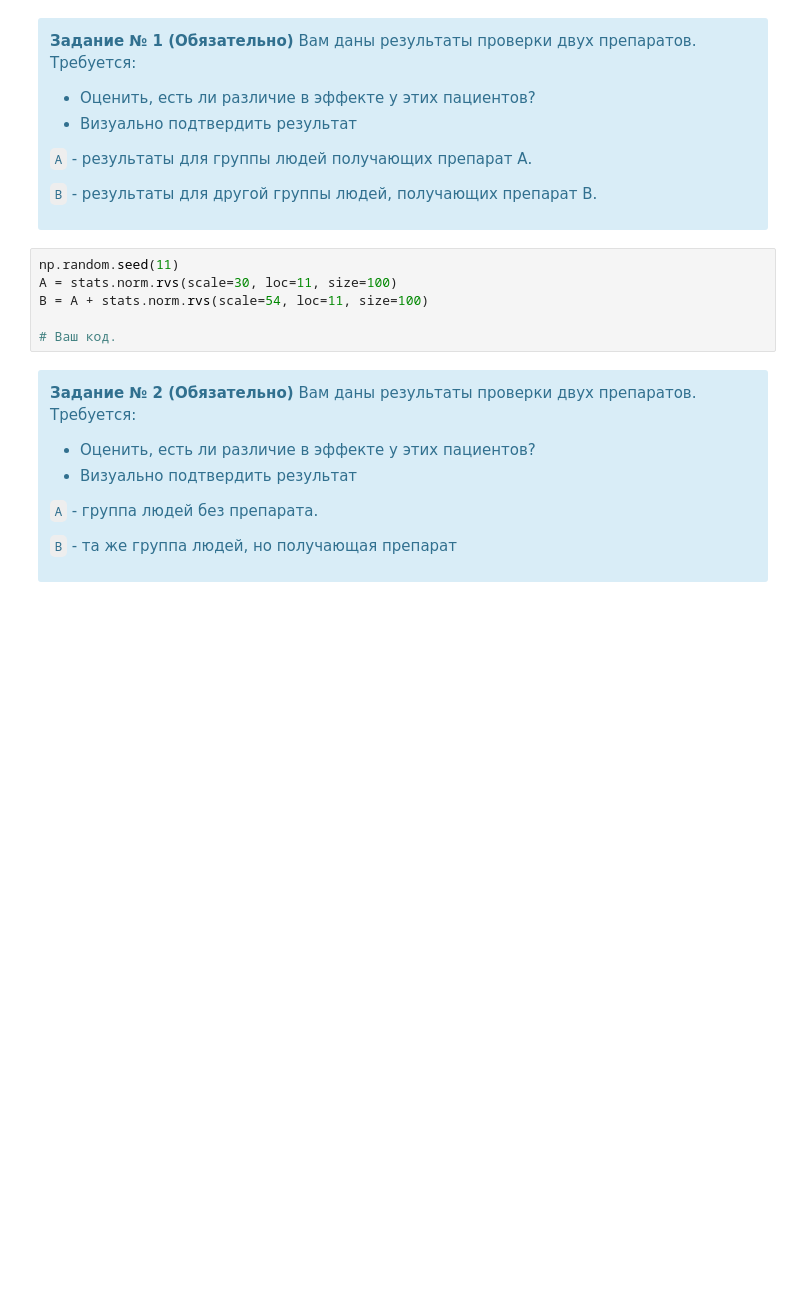
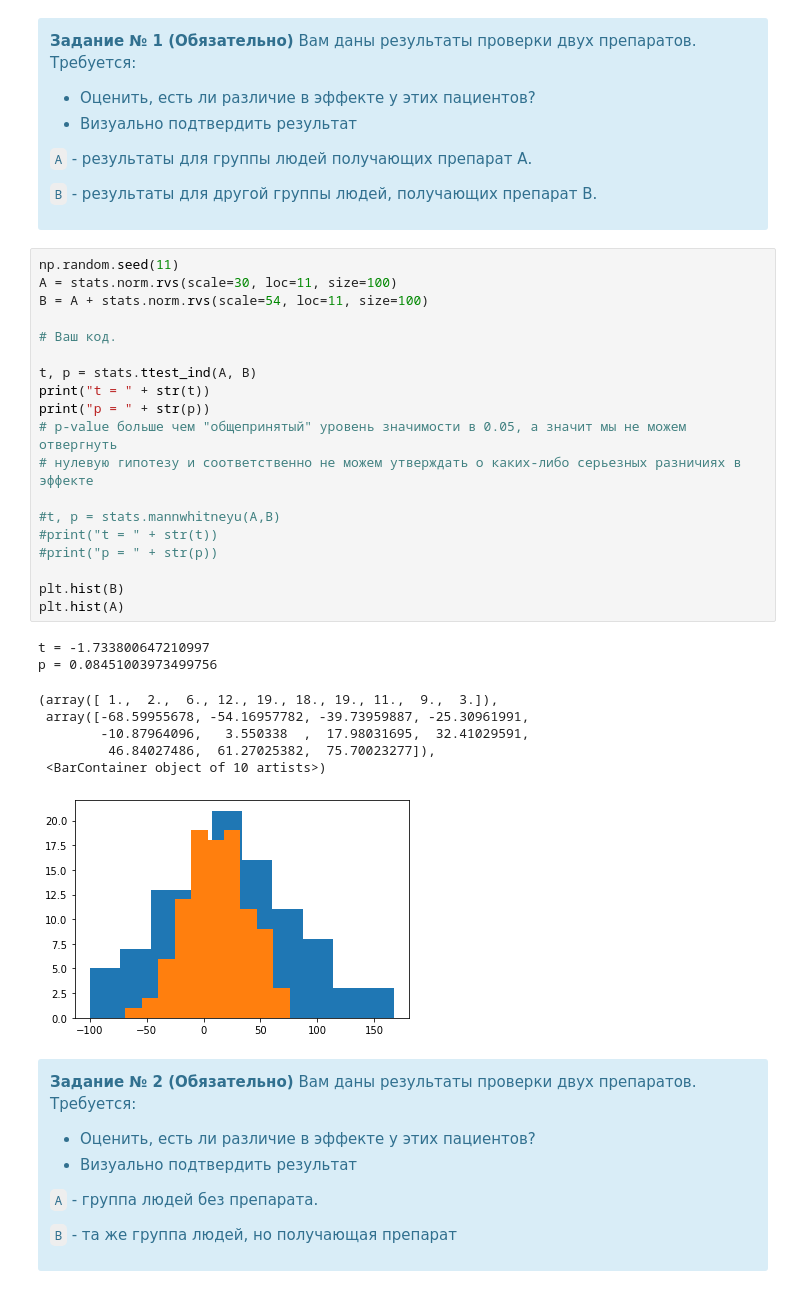
Before and after one commit to Alexander-Chernetsov/pyda-18-hw, a Jupyter notebook: hw-20/hw-20.ipynb, the cells around one changed output. Cells and saved outputs as stored; diff of their text form; blank space fills up the shorter version.

```diff
--- a/hw-20/hw-20.ipynb
+++ b/hw-20/hw-20.ipynb
@@ -282,9 +282,31 @@ plt.show()
 # %%
 np.random.seed(11)
 A = stats.norm.rvs(scale=30, loc=11, size=100)
 B = A + stats.norm.rvs(scale=54, loc=11, size=100)
 
 # Ваш код.
+
+t, p = stats.ttest_ind(A, B)
+print("t = " + str(t))
+print("p = " + str(p))
+# p-value больше чем "общепринятый" уровень значимости в 0.05, а значит мы не можем отвергнуть
+# нулевую гипотезу и соответственно не можем утверждать о каких-либо серьезных разничиях в эффекте
+
+#t, p = stats.mannwhitneyu(A,B)
+#print("t = " + str(t))
+#print("p = " + str(p))
+
+plt.hist(B)
+plt.hist(A)
+# %% [output]
+t = -1.733800647210997
+p = 0.08451003973499756
+(array([ 1.,  2.,  6., 12., 19., 18., 19., 11.,  9.,  3.]),
+ array([-68.59955678, -54.16957782, -39.73959887, -25.30961991,
+        -10.87964096,   3.550338  ,  17.98031695,  32.41029591,
+         46.84027486,  61.27025382,  75.70023277]),
+ <BarContainer object of 10 artists>)
+[figure, added]
 # %% [markdown]
 <div class="alert alert-info">
 <b>Задание № 2 (Обязательно)</b>
```
Also changed, not shown: parts of 9 cells of this notebook, 1 other file.
